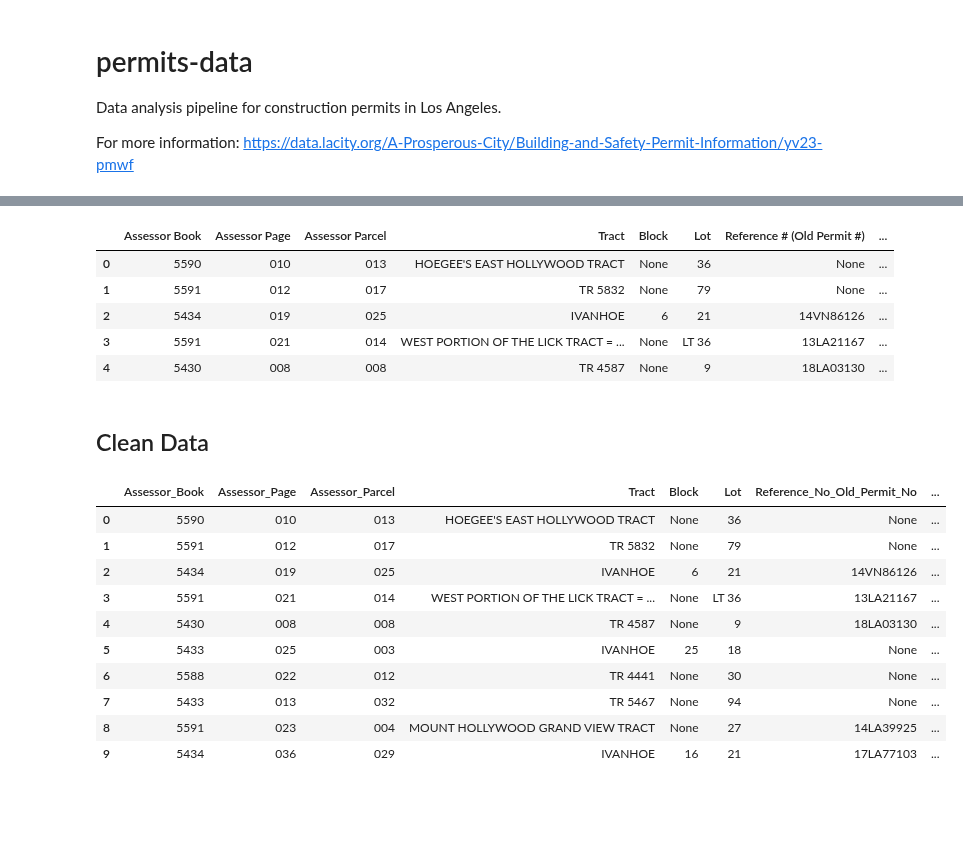
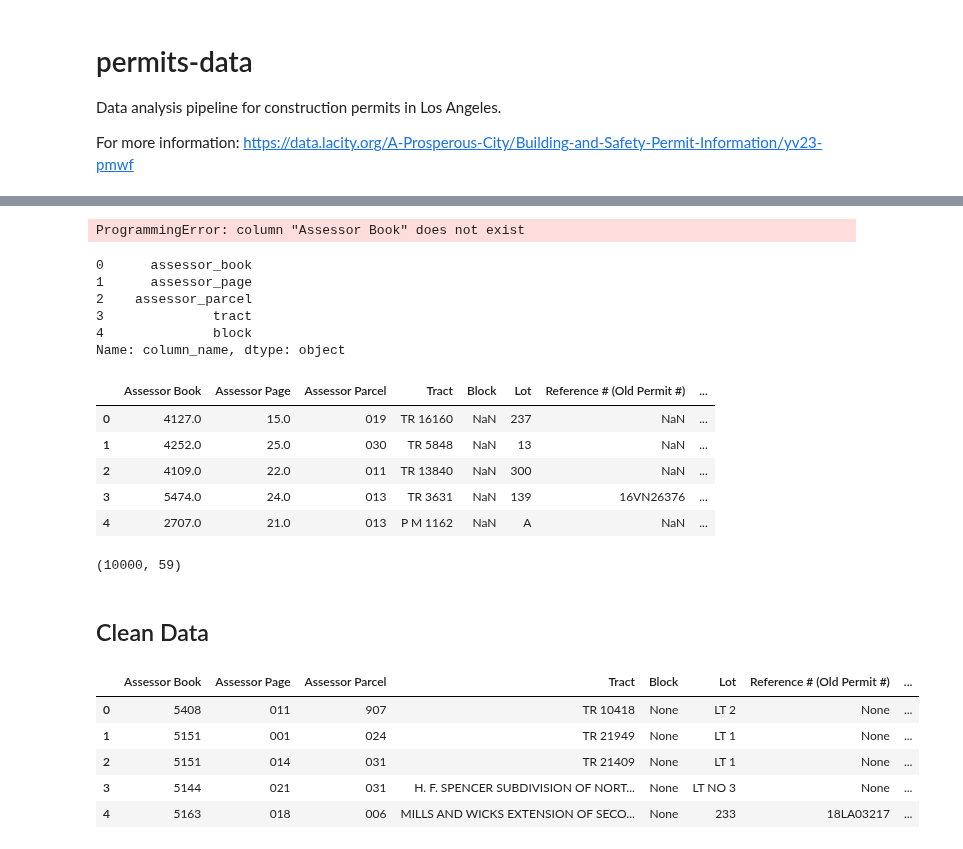
Before and after one commit to chrisammon3000/permits-data, a Jupyter notebook: notebooks/0.1-load-data.ipynb, the cells around one changed output, grey strips where cells are left out. Cells and saved outputs as stored; diff of their text form; code cells hidden in the pictures; blank space fills up the shorter version.

Commit message:
Add 1.1 update column names to notebook

```diff
--- a/notebooks/0.1-load-data.ipynb
+++ b/notebooks/0.1-load-data.ipynb
@@ -37,0 +105,15 @@ data = pd.read_sql_query(sql, conn)
+# %%
+# Create SQL query for permits_raw
+create_query(old_columns, new_columns, update_db=True)
+# %% [output]
+ProgrammingError: column "Assessor Book" does not exist
+# %%
+# Check table names are updated
+get_table_names("permits_raw").head()
+# %% [output]
+0      assessor_book
+1      assessor_page
+2    assessor_parcel
+3              tract
+4              block
+Name: column_name, dtype: object
@@ -38,9 +123,15 @@ data = pd.read_sql_query(sql, conn)
+# %%
+data = pd.read_csv(sys.path[0] + 'data/interim/permits_small.csv')
 # %%
 data.head()
 # %% [output]
 |  | Assessor Book | Assessor Page | Assessor Parcel | Tract | Block | Lot | Reference # (Old Permit #) | ... |
-| 0 | 5590 | 010 | 013 | HOEGEE'S EAST HOLLYWOOD TRACT | None | 36 | None | ... |
-| 1 | 5591 | 012 | 017 | TR 5832 | None | 79 | None | ... |
-| 2 | 5434 | 019 | 025 | IVANHOE | 6 | 21 | 14VN86126 | ... |
-| 3 | 5591 | 021 | 014 | WEST PORTION OF THE LICK TRACT = ... | None | LT 36 | 13LA21167 | ... |
-| 4 | 5430 | 008 | 008 | TR 4587 | None | 9 | 18LA03130 | ... |
+| 0 | 4127.0 | 15.0 | 019 | TR 16160 | NaN | 237 | NaN | ... |
+| 1 | 4252.0 | 25.0 | 030 | TR 5848 | NaN | 13 | NaN | ... |
+| 2 | 4109.0 | 22.0 | 011 | TR 13840 | NaN | 300 | NaN | ... |
+| 3 | 5474.0 | 24.0 | 013 | TR 3631 | NaN | 139 | 16VN26376 | ... |
+| 4 | 2707.0 | 21.0 | 013 | P M 1162 | NaN | A | NaN | ... |
+# %%
+data.shape
+# %% [output]
+(10000, 59)
@@ -76,16 +142,15 @@ def format_names(dataframe):
-# %%
-data = format_names(data)
+# %%
+#data = format_names(data)
+
+# Convert Valuation column to float values
+data['Valuation'].fillna(0, inplace=True)
+data['Valuation'] = data['Valuation'].astype(float);
 # %%
-data
+data.head()
 # %% [output]
-|  | Assessor_Book | Assessor_Page | Assessor_Parcel | Tract | Block | Lot | Reference_No_Old_Permit_No | ... |
-| 0 | 5590 | 010 | 013 | HOEGEE'S EAST HOLLYWOOD TRACT | None | 36 | None | ... |
-| 1 | 5591 | 012 | 017 | TR 5832 | None | 79 | None | ... |
-| 2 | 5434 | 019 | 025 | IVANHOE | 6 | 21 | 14VN86126 | ... |
-| 3 | 5591 | 021 | 014 | WEST PORTION OF THE LICK TRACT = ... | None | LT 36 | 13LA21167 | ... |
-| 4 | 5430 | 008 | 008 | TR 4587 | None | 9 | 18LA03130 | ... |
-| 5 | 5433 | 025 | 003 | IVANHOE | 25 | 18 | None | ... |
-| 6 | 5588 | 022 | 012 | TR 4441 | None | 30 | None | ... |
-| 7 | 5433 | 013 | 032 | TR 5467 | None | 94 | None | ... |
-| 8 | 5591 | 023 | 004 | MOUNT HOLLYWOOD GRAND VIEW TRACT | None | 27 | 14LA39925 | ... |
-| 9 | 5434 | 036 | 029 | IVANHOE | 16 | 21 | 17LA77103 | ... |
+|  | Assessor Book | Assessor Page | Assessor Parcel | Tract | Block | Lot | Reference # (Old Permit #) | ... |
+| 0 | 5408 | 011 | 907 | TR 10418 | None | LT 2 | None | ... |
+| 1 | 5151 | 001 | 024 | TR 21949 | None | LT 1 | None | ... |
+| 2 | 5151 | 014 | 031 | TR 21409 | None | LT 1 | None | ... |
+| 3 | 5144 | 021 | 031 | H. F. SPENCER SUBDIVISION OF NORT... | None | LT NO 3 | None | ... |
+| 4 | 5163 | 018 | 006 | MILLS AND WICKS EXTENSION OF SECO... | None | 233 | 18LA03217 | ... |
```
Also changed, not shown: parts of 14 cells of this notebook.
